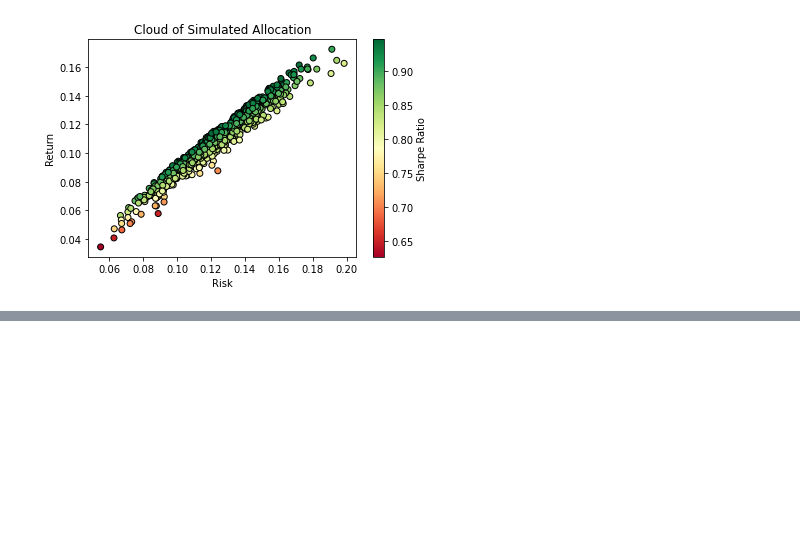
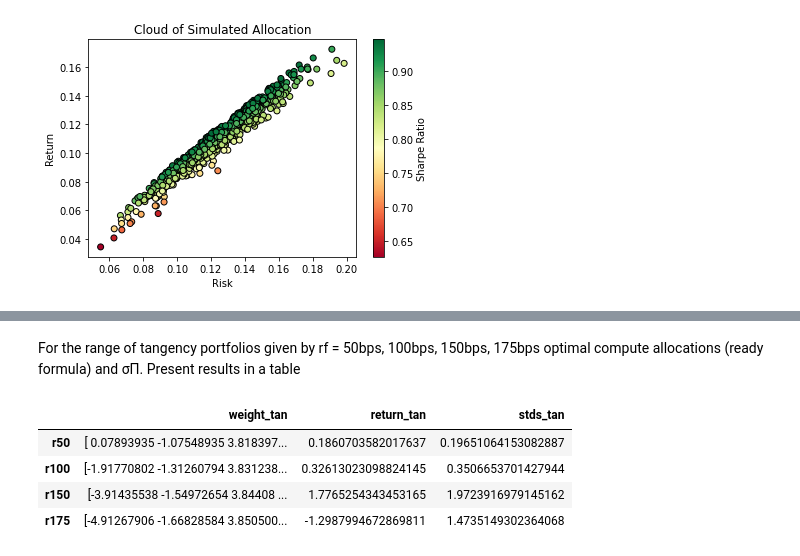
Before and after one commit to 15151874182/CQF, a Jupyter notebook: Exam1/Exam1.ipynb, the cells around one changed output, grey strips where cells are left out. Drawn from its saved outputs; the diff is of its cells as text; code cells hidden in the pictures; blank space fills up the shorter version.

```diff
--- a/Exam1/Exam1.ipynb
+++ b/Exam1/Exam1.ipynb
@@ -106,0 +124,3 @@ parameterized by weight vector is nearly a straight line because correlation amo
+# %% [markdown]
+For the range of tangency portfolios given by rf = 50bps, 100bps, 150bps, 175bps optimal compute
+allocations (ready formula) and σΠ. Present results in a table
@@ -106,0 +163,23 @@ parameterized by weight vector is nearly a straight line because correlation amo
+# %%
+import pandas as pd
+df=pd.DataFrame()
+df.index=['r50','r100','r150','r175']
+ws_tan=[]
+mus_tan=[]
+stds_tan=[]
+for r in [0.005,0.01,0.015,0.0175]:
+    w_tangency, mu_tangency, std_tangency=tangency_portfolio(mus, stds, R, r=r)
+    ws_tan.append(str(w_tangency))
+    mus_tan.append(str(mu_tangency))
+    stds_tan.append(str(std_tangency))
+df['weight_tan']=ws_tan
+df['return_tan']=mus_tan
+df['stds_tan']=stds_tan
+# %%
+df
+# %% [output]
+|  | weight_tan | return_tan | stds_tan |
+| r50 | [ 0.07893935 -1.07548935 3.818397... | 0.1860703582017637 | 0.19651064153082887 |
+| r100 | [-1.91770802 -1.31260794 3.831238... | 0.32613023098824145 | 0.3506653701427944 |
+| r150 | [-3.91435538 -1.54972654 3.84408 ... | 1.7765254343453165 | 1.9723916979145162 |
+| r175 | [-4.91267906 -1.66828584 3.850500... | -1.2987994672869811 | 1.4735149302364068 |
```
Also changed, not shown: parts of 8 cells of this notebook, 6 other files.
